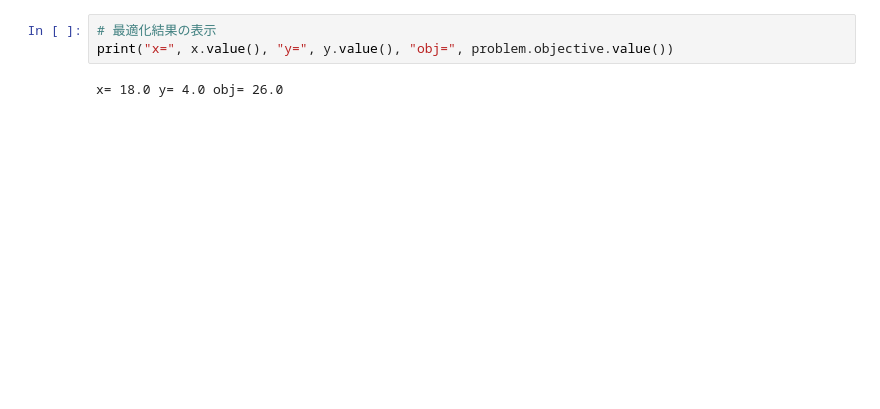
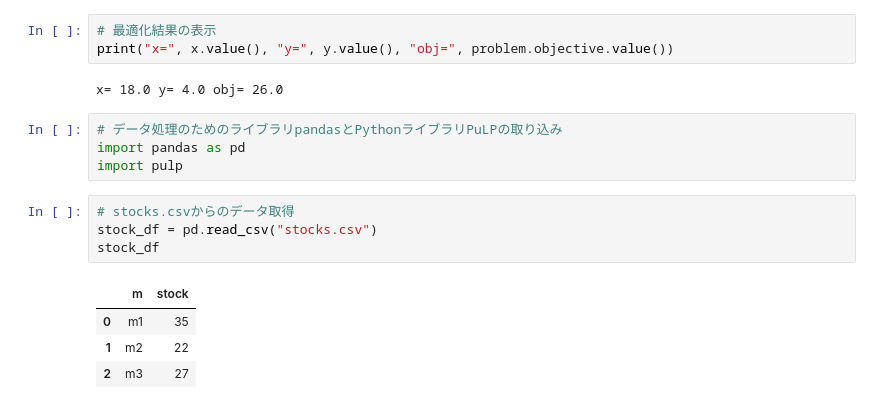
Before and after one commit to maton369/Python_Mathematical_Optimization-, a Jupyter notebook: 2.tutorial/tutorial.ipynb, the cells around one changed output. Drawn from its saved outputs; the diff is of its cells as text; blank space fills up the shorter version.

```diff
--- a/2.tutorial/tutorial.ipynb
+++ b/2.tutorial/tutorial.ipynb
@@ -191,3 +263,16 @@ print("Status:", pulp.LpStatus[status])
 print("x=", x.value(), "y=", y.value(), "obj=", problem.objective.value())
 # %% [output]
 x= 18.0 y= 4.0 obj= 26.0
+# %%
+# データ処理のためのライブラリpandasとPythonライブラリPuLPの取り込み
+import pandas as pd
+import pulp
+# %%
+# stocks.csvからのデータ取得
+stock_df = pd.read_csv("stocks.csv")
+stock_df
+# %% [output]
+|  | m | stock |
+| 0 | m1 | 35 |
+| 1 | m2 | 22 |
+| 2 | m3 | 27 |
```
Also changed, not shown: parts of 19 cells of this notebook, 3 other files.
